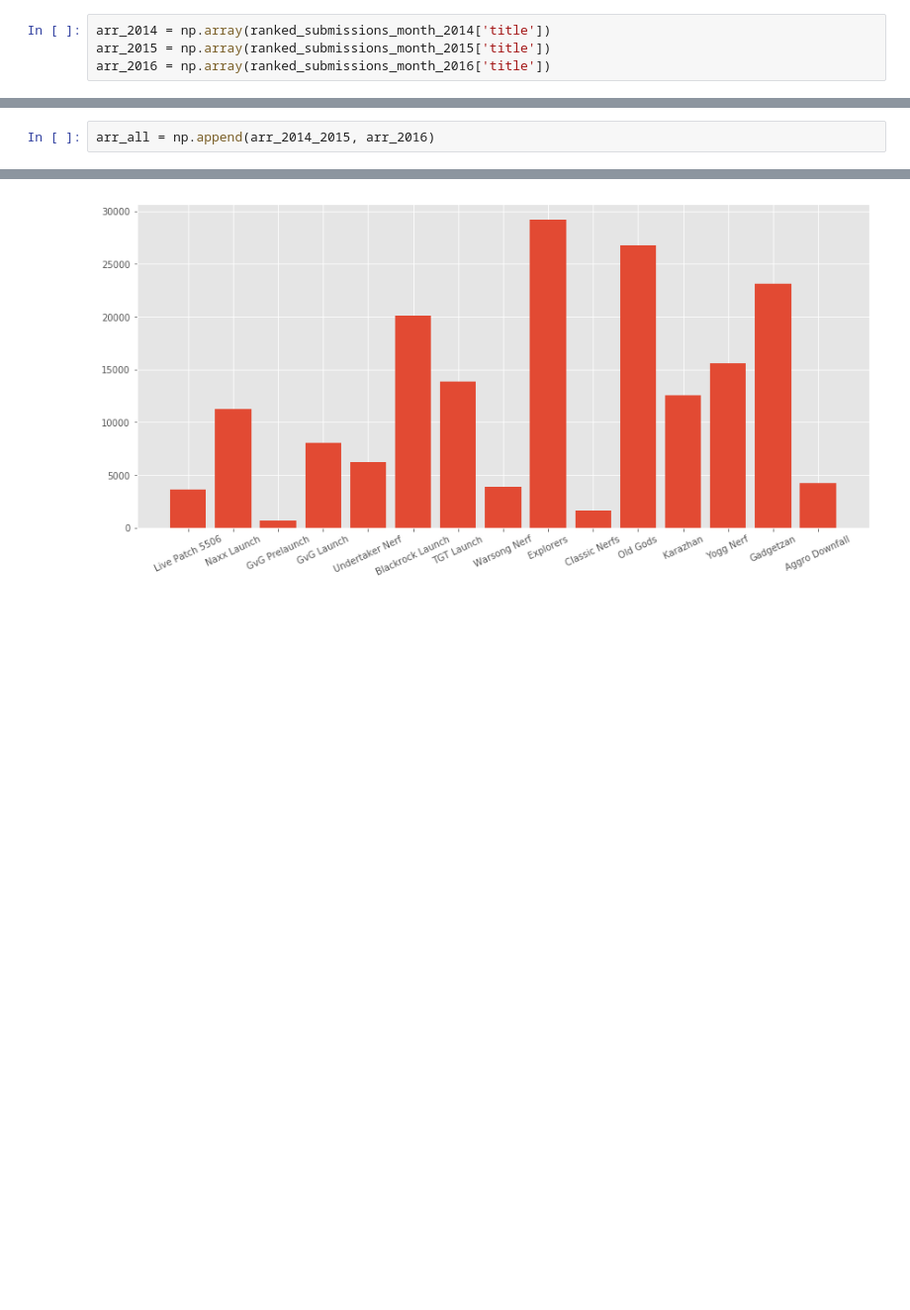
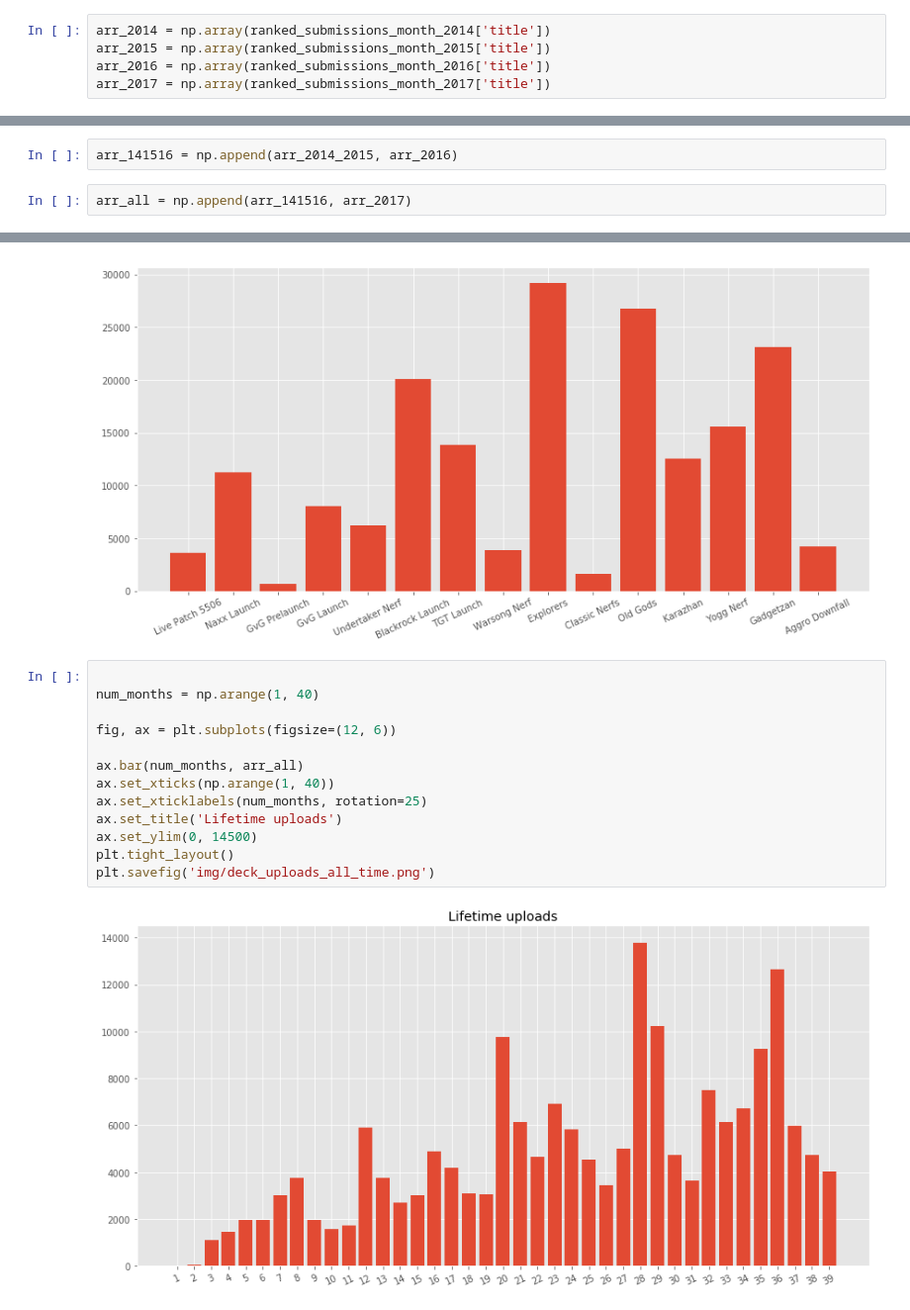
Before and after one commit to NJacobsohn/Hearthstone-Data-Analysis, a Jupyter notebook: EDA_plotting.ipynb, the cells around one changed output, grey strips where cells are left out. Shown at 99% size. Saved outputs shown, nothing was run; the diff lists cells and outputs as text; blank space fills up the shorter version.

Commit message:
added more plots and fleshed out readme

```diff
--- a/EDA_plotting.ipynb
+++ b/EDA_plotting.ipynb
@@ -639,10 +647,13 @@ ranked_submissions_month_2017 = ranked_decks_2017.groupby('month').agg({'title'
 arr_2014 = np.array(ranked_submissions_month_2014['title'])
 arr_2015 = np.array(ranked_submissions_month_2015['title'])
 arr_2016 = np.array(ranked_submissions_month_2016['title'])
+arr_2017 = np.array(ranked_submissions_month_2017['title'])
 # %%
 arr_2014_2015 = np.append(arr_2014, arr_2015)
 # %%
-arr_all = np.append(arr_2014_2015, arr_2016)
+arr_141516 = np.append(arr_2014_2015, arr_2016)
+# %%
+arr_all = np.append(arr_141516, arr_2017)
 # %%
 months = ['January', 'February', 'March', 'April', 'May', 'June', 'July', 'August',
          'September', 'October', 'November', 'December']
@@ -821,3 +832,18 @@ plt.tight_layout()
 plt.savefig('img/deck_uploads_per_patch.png')
 # %% [output]
 [figure]
+# %%
+
+num_months = np.arange(1, 40)
+
+fig, ax = plt.subplots(figsize=(12, 6))
+
+ax.bar(num_months, arr_all)
+ax.set_xticks(np.arange(1, 40))
+ax.set_xticklabels(num_months, rotation=25)
+ax.set_title('Lifetime uploads')
+ax.set_ylim(0, 14500)
+plt.tight_layout()
+plt.savefig('img/deck_uploads_all_time.png')
+# %% [output]
+[figure, added]
```
Also changed, not shown: parts of 26 cells of this notebook, 3 other files.
